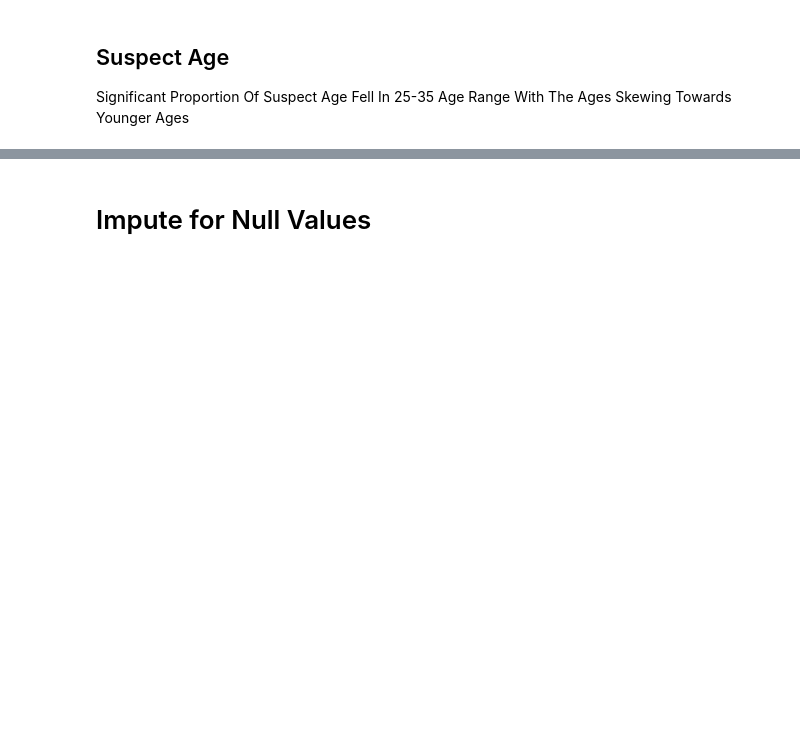
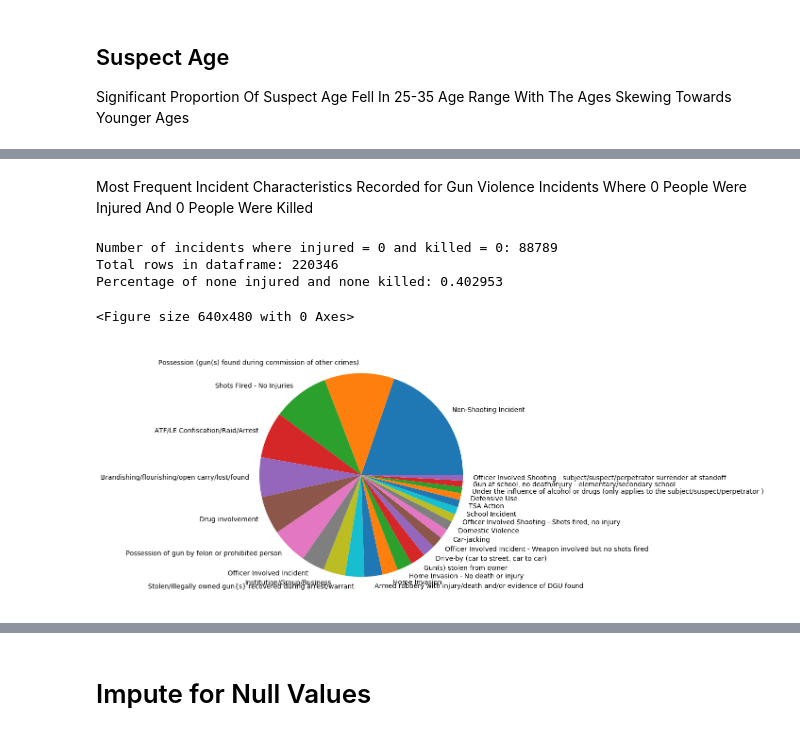
Before and after one commit to vivianndo/ads508_gunviolence, a Jupyter notebook: notebooks/Data_Preparation.ipynb, the cells around one changed output, grey strips where cells are left out. Cells and saved outputs as stored; diff of their text form; code cells hidden in the pictures; blank space fills up the shorter version.

```diff
--- a/notebooks/Data_Preparation.ipynb
+++ b/notebooks/Data_Preparation.ipynb
@@ -992,0 +990,55 @@ plt.show()
+# %% [markdown]
+Most Frequent Incident Characteristics Recorded for Gun Violence Incidents Where 0 People Were Injured And 0 People Were Killed
+# %%
+phrases_list = []
+count = 0
+
+for i, row in df.iterrows():
+    if (row['n_injured'] == 0 and row['n_killed'] == 0):
+        count = count + 1
+        #print(row['incident_characteristics'])
+
+        if not isinstance(row['incident_characteristics'], float):
+
+            incident_text = row['incident_characteristics']
+
+            if '||' in str(incident_text):
+                item = str(incident_text).split('||')
+
+                for phrases in item:
+                    phrases_list.append(phrases)
+
+
+print("Number of incidents where injured = 0 and killed = 0: %d" % count)
+print("Total rows in dataframe: %d" % len(df))
+print("Percentage of none injured and none killed: %f" % (count/len(df)))
+
+
+most_common_words_20 = Counter(phrases_list).most_common(25)
+#print("\n\n25 Most Common Phrases in Incident Characteristics column:")
+#for word, count in most_common_words_20:
+#    print(f"{word}: {count}")
+
+# Represent 20 Most Common Incident Characteristics as Pie Chart
+# This is for the incidents where no one was injured or killed
+words = []
+counts = []
+
+for word, count in most_common_words_20:
+    words.append(word)
+    counts.append(count)
+
+temp = []
+for c in counts:
+    temp.append(c/len(counts))
+
+plt.clf()
+fig = plt.figure(figsize =(10, 7))
+plt.pie(temp, labels = words)
+plt.show()
+# %% [output]
+Number of incidents where injured = 0 and killed = 0: 88789
+Total rows in dataframe: 220346
+Percentage of none injured and none killed: 0.402953
+<Figure size 640x480 with 0 Axes>
+[figure, added]
```
Also changed, not shown: parts of 56 cells of this notebook, 1 other file.
